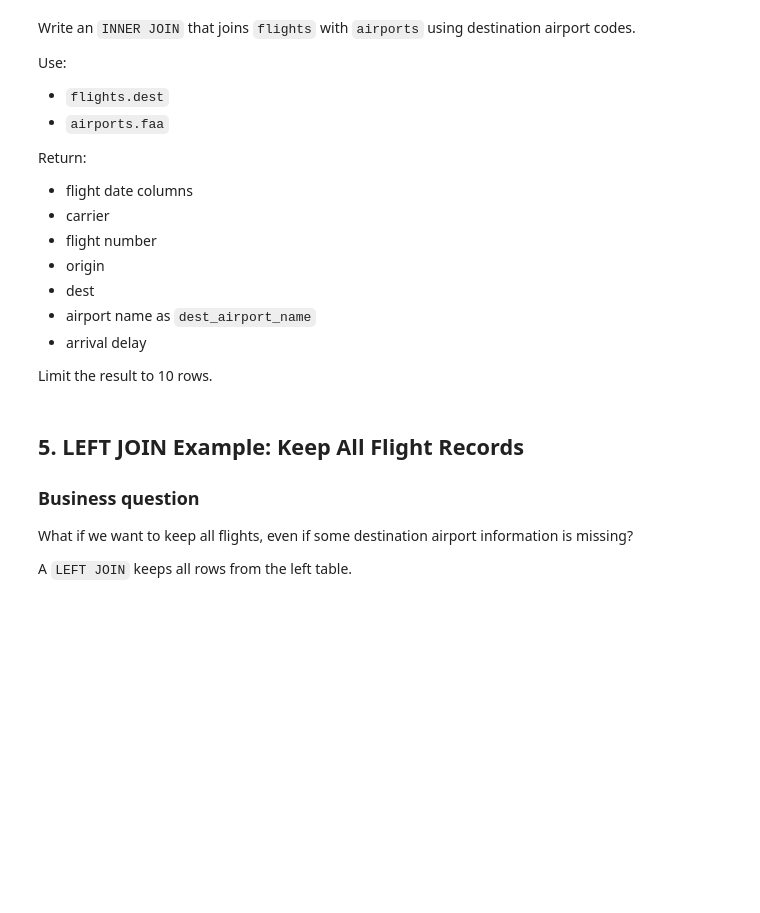
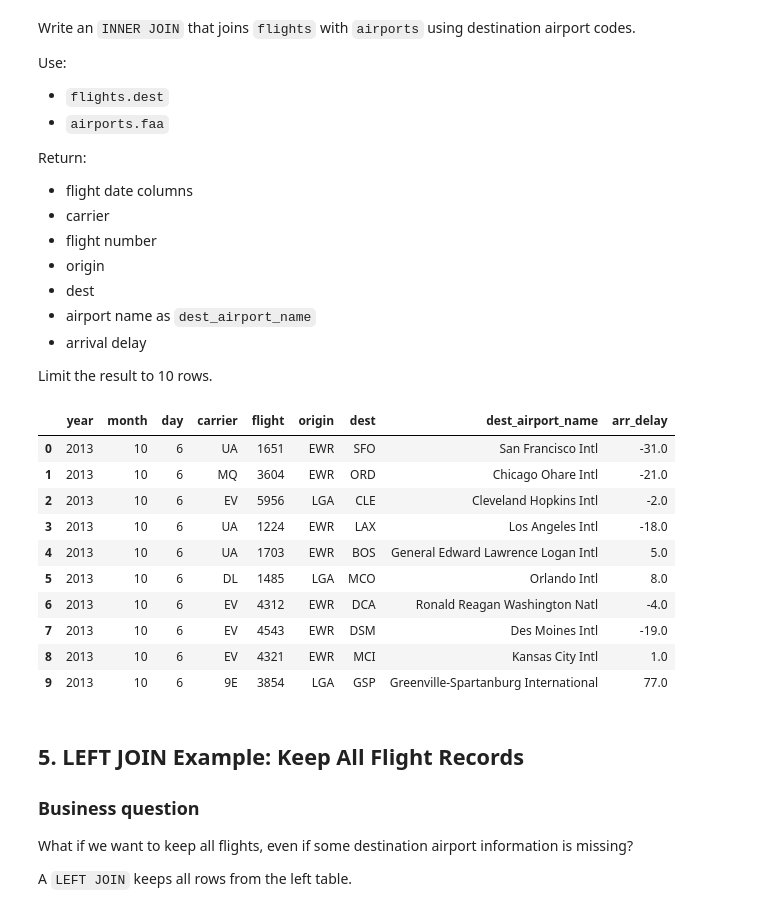
Before and after one commit to Jade-Jung/ban6003-week-9-10-hyejung-jung, a Jupyter notebook: notebooks/module10_sql_joins_abt_guided_lab.ipynb, the cells around one changed output. Saved outputs shown, nothing was run; the diff lists cells and outputs as text; code cells hidden in the pictures; blank space fills up the shorter version.

```diff
--- a/notebooks/module10_sql_joins_abt_guided_lab.ipynb
+++ b/notebooks/module10_sql_joins_abt_guided_lab.ipynb
@@ -238,11 +269,36 @@ Limit the result to 10 rows.
 # %%
 # Your Turn 1
 
 query = '''
-
+SELECT
+    f.year,
+    f.month,
+    f.day,
+    f.carrier,
+    f.flight,
+    f.origin,
+    f.dest,
+    ap.name AS dest_airport_name,
+    f.arr_delay
+FROM flights AS f
+INNER JOIN airports AS ap
+    ON f.dest = ap.faa
+LIMIT 10;
 '''
 
 run_query(query, engine)
+# %% [output]
+|  | year | month | day | carrier | flight | origin | dest | dest_airport_name | arr_delay |
+| 0 | 2013 | 10 | 6 | UA | 1651 | EWR | SFO | San Francisco Intl | -31.0 |
+| 1 | 2013 | 10 | 6 | MQ | 3604 | EWR | ORD | Chicago Ohare Intl | -21.0 |
+| 2 | 2013 | 10 | 6 | EV | 5956 | LGA | CLE | Cleveland Hopkins Intl | -2.0 |
+| 3 | 2013 | 10 | 6 | UA | 1224 | EWR | LAX | Los Angeles Intl | -18.0 |
+| 4 | 2013 | 10 | 6 | UA | 1703 | EWR | BOS | General Edward Lawrence Logan Intl | 5.0 |
+| 5 | 2013 | 10 | 6 | DL | 1485 | LGA | MCO | Orlando Intl | 8.0 |
+| 6 | 2013 | 10 | 6 | EV | 4312 | EWR | DCA | Ronald Reagan Washington Natl | -4.0 |
+| 7 | 2013 | 10 | 6 | EV | 4543 | EWR | DSM | Des Moines Intl | -19.0 |
+| 8 | 2013 | 10 | 6 | EV | 4321 | EWR | MCI | Kansas City Intl | 1.0 |
+| 9 | 2013 | 10 | 6 | 9E | 3854 | LGA | GSP | Greenville-Spartanburg International | 77.0 |
 # %% [markdown]
 ## 5. LEFT JOIN Example: Keep All Flight Records
 
```
Also changed, not shown: parts of 36 cells of this notebook.
